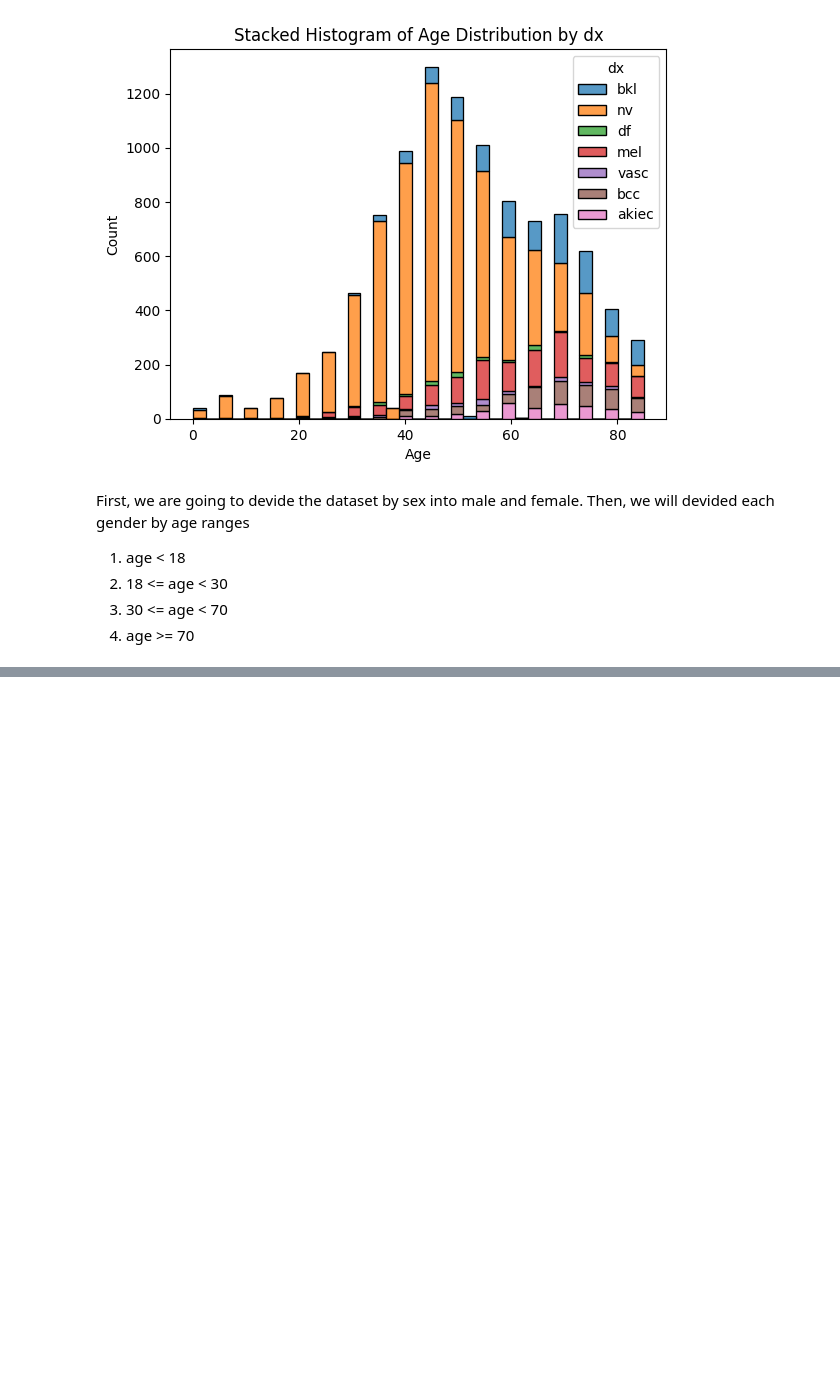
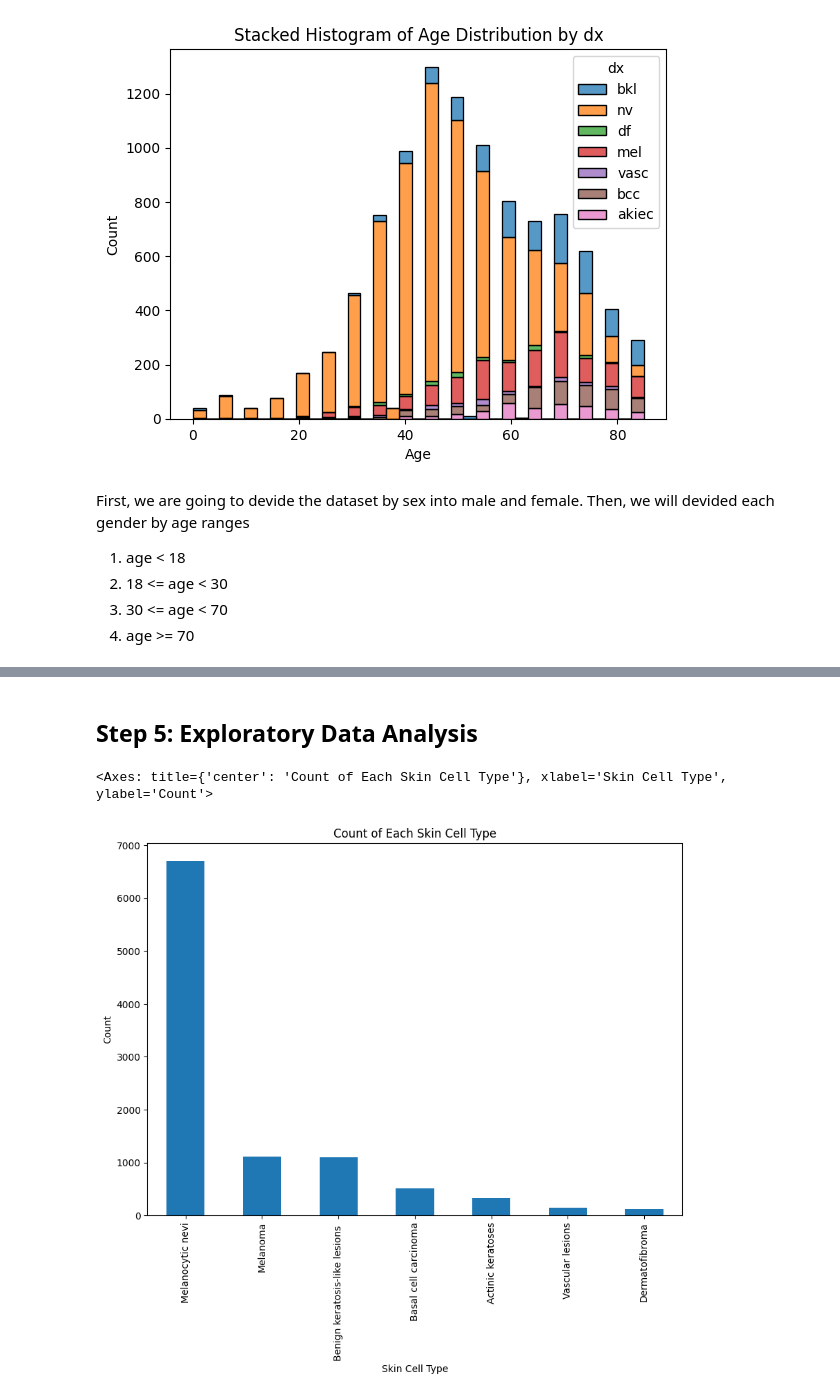
Before and after one commit to h-sutiwas/medical-image-torch, a Jupyter notebook: notebooks/eploratory_data_analysis.ipynb, the cells around one changed output, grey strips where cells are left out. Cells and saved outputs as stored; diff of their text form; code cells hidden in the pictures; blank space fills up the shorter version.

Commit message:
Exploratory Data Analysis commit message - Explore the dataset through various visualizations and statistical summaries to understand the distribution and relationships of features.

```diff
--- a/notebooks/eploratory_data_analysis.ipynb
+++ b/notebooks/eploratory_data_analysis.ipynb
@@ -126,7 +126,7 @@ dx_type = list( test_impute_df.dx_type.unique() )
 
 test_impute_df[ 'age' ] = test_impute_df.groupby( [ 'sex', 'dx', 'dx_type' ] )[ 'age' ].transform( lambda x: x.fillna( round( x.mean( numeric_only = True ), 0 ) ) )
 if test_impute_df.age.isnull().sum() > 0:
-    test_impute_df[ 'age' ] = test_impute_df.groupby( [ 'sex', 'dx' ] )[ 'age' ].transform( lambda x: x.fillna( x.mean( numeric_only = True ) ) )
+    test_impute_df[ 'age' ] = test_impute_df.groupby( [ 'sex', 'dx' ] )[ 'age' ].transform( lambda x: x.fillna( round( x.mean( numeric_only = True ), 0 ) ) )
 if test_impute_df.age.isnull().sum() > 0:
     test_impute_df[ 'age' ] = test_impute_df[ 'age' ].fillna( round( test_impute_df[ 'age' ].mean( numeric_only = True ), 0 ) )
 
@@ -169,0 +184,9 @@ First, we are going to devide the dataset by sex into male and female. Then, we
+# %% [markdown]
+## **Step 5: Exploratory Data Analysis**
+# %%
+fig, ax1 = plt.subplots( 1, 1, figsize=( 10, 7 ) )
+test_impute_df[ 'cell_type' ].value_counts().plot( kind='bar', ax=ax1, title='Count of Each Skin Cell Type',
+                                                  xlabel='Skin Cell Type', ylabel='Count' )
+# %% [output]
+<Axes: title={'center': 'Count of Each Skin Cell Type'}, xlabel='Skin Cell Type', ylabel='Count'>
+[figure, added]
```
Also changed, not shown: parts of 5 cells of this notebook.
